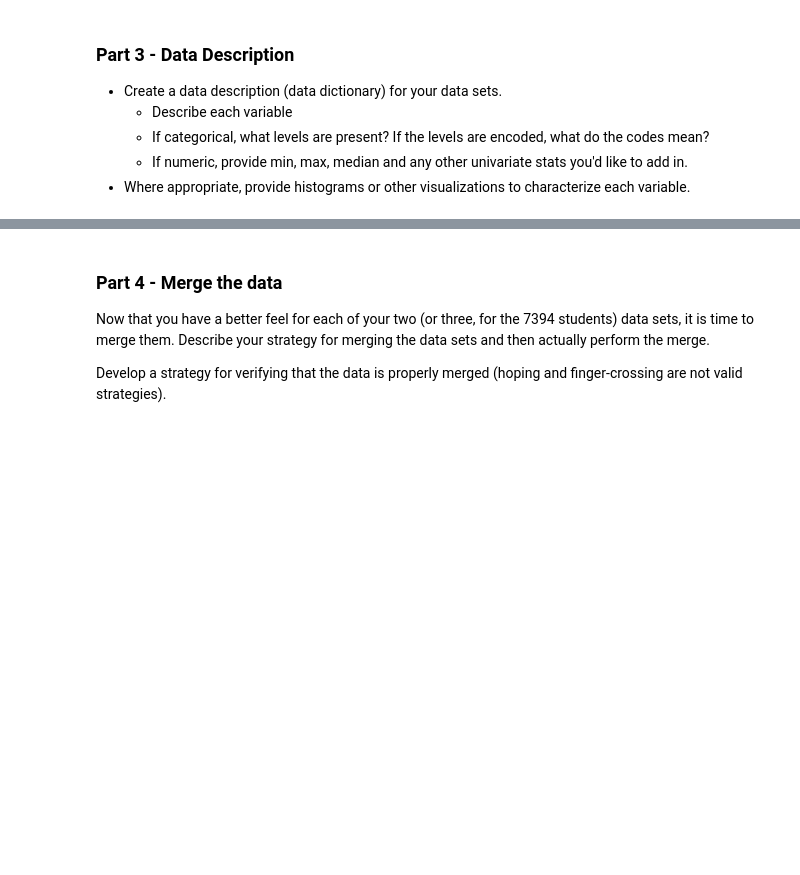
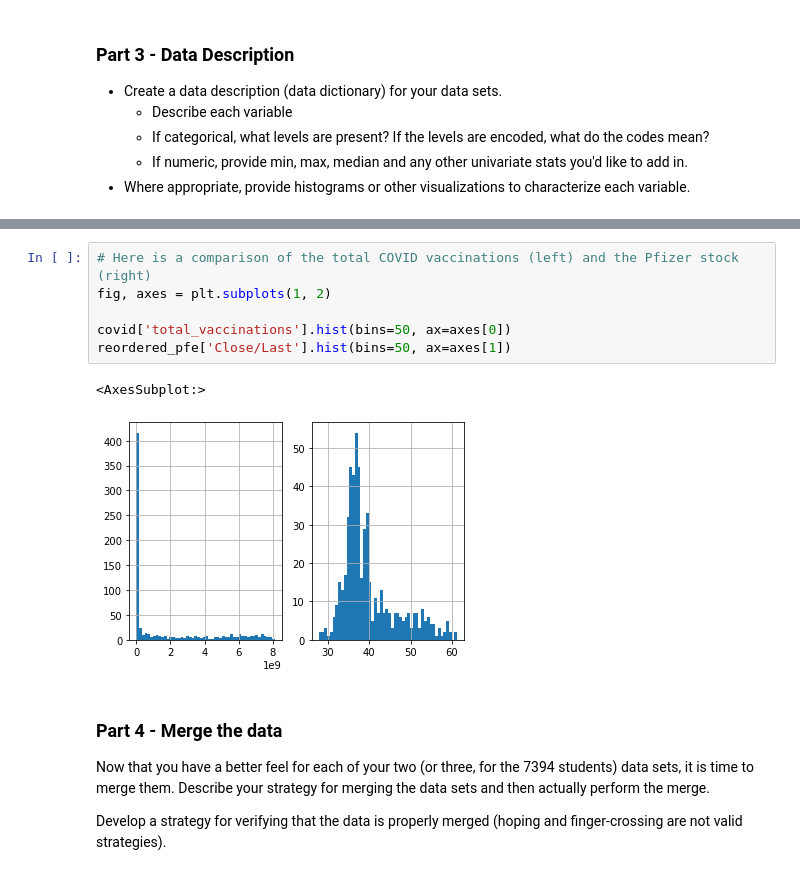
Before and after one commit to sltimmins/Project-2, a Jupyter notebook: Project02.ipynb, the cells around one changed output, grey strips where cells are left out. Saved outputs shown, nothing was run; the diff lists cells and outputs as text; blank space fills up the shorter version.

```diff
--- a/Project02.ipynb
+++ b/Project02.ipynb
@@ -198,3 +260,12 @@ pfe.describe()
+# %%
+# Here is a comparison of the total COVID vaccinations (left) and the Pfizer stock (right)
+fig, axes = plt.subplots(1, 2)
+
+covid['total_vaccinations'].hist(bins=50, ax=axes[0])
+reordered_pfe['Close/Last'].hist(bins=50, ax=axes[1])
+# %% [output]
+<AxesSubplot:>
+[figure, added]
 # %% [markdown]
 ### Part 4 - Merge the data
 
```
Also changed, not shown: parts of 33 cells of this notebook.
